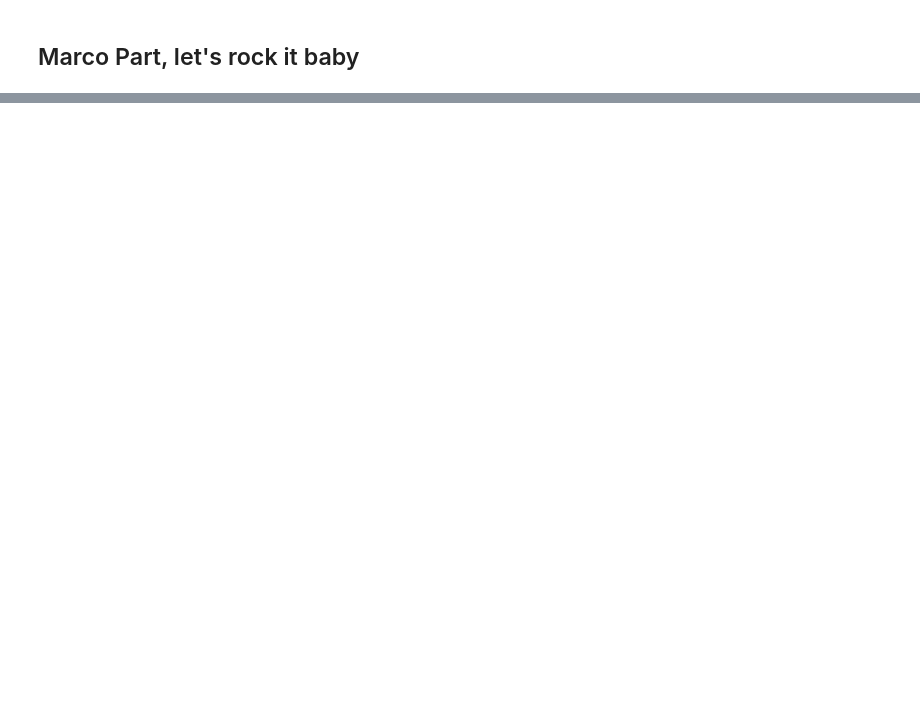
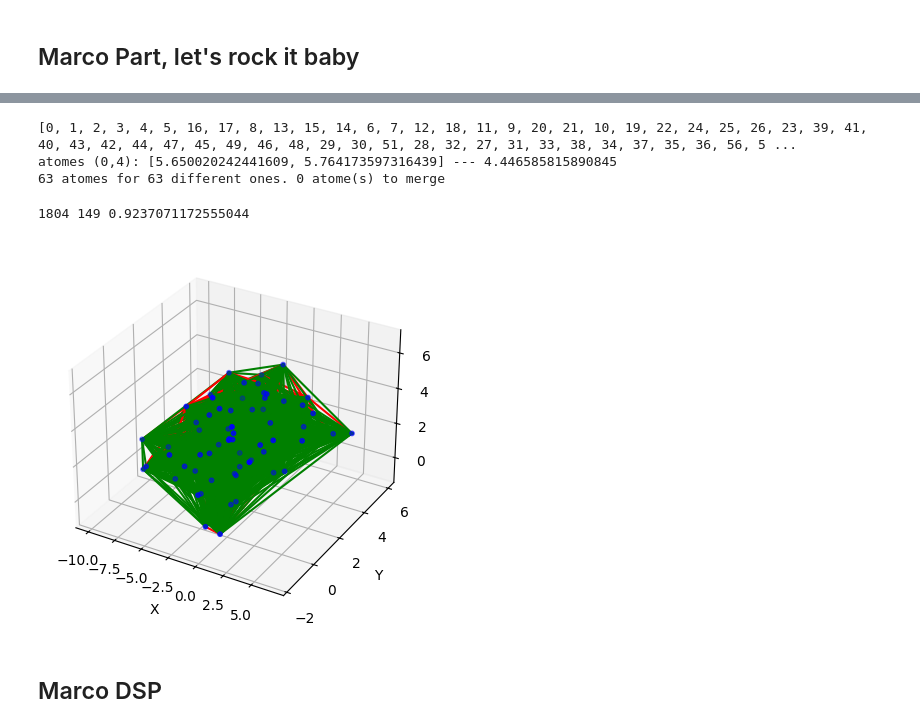
Before and after one commit to Kithtus/LSbuild, a Jupyter notebook: simulated_annealing_marco.ipynb, the cells around one changed output, grey strips where cells are left out. Saved outputs shown, nothing was run; the diff lists cells and outputs as text; code cells hidden in the pictures; blank space fills up the shorter version.

```diff
--- a/simulated_annealing_marco.ipynb
+++ b/simulated_annealing_marco.ipynb
@@ -828,0 +924,12 @@ def get_f_ctc(sub1, sub2, dico_interval, point, axis):
+# %%
+def add_single_atomes(list_sub, dico_interval, verbose=0, approx=False):
+    update = True
+    while update:
+        update = False
+        list_sub, update = add_linked_atoms(list_sub, dico_interval, verbose=verbose, approx=approx)
+        if not update:
+            list_sub, update = merging_all(list_sub, dico_interval, verbose=verbose, update=True, approx=approx)
+    return list_sub
+# %%
+visualize_step(list_sub=list_sub, dico_interval=dico_interval)
+list_sub = add_single_atomes(list_sub, dico_interval, verbose=0, approx=False)
@@ -828,0 +954,3 @@ def get_f_ctc(sub1, sub2, dico_interval, point, axis):
+# %%
+list_sub = merging_all(list_sub, dico_interval, verbose=0, approx=True)
+list_sub = add_single_atomes(list_sub, dico_interval, verbose=0, approx=True)
@@ -828,0 +975,55 @@ def get_f_ctc(sub1, sub2, dico_interval, point, axis):
+# %%
+visualize_step(list_sub=list_sub, dico_interval=dico_interval, vision=False)
+final_sub = list_sub[0]
+# %% [output]
+[0, 1, 2, 3, 4, 5, 16, 17, 8, 13, 15, 14, 6, 7, 12, 18, 11, 9, 20, 21, 10, 19, 22, 24, 25, 26, 23, 39, 41, 40, 43, 42, 44, 47, 45, 49, 46, 48, 29, 30, 51, 28, 32, 27, 31, 33, 38, 34, 37, 35, 36, 56, 5 ...
+atomes (0,4): [5.650020242441609, 5.764173597316439] --- 4.446585815890845
+63 atomes for 63 different ones. 0 atome(s) to merge
+# %%
+# Create a 3D scatter plot
+fig = plt.figure()
+ax = fig.add_subplot(111, projection='3d')
+
+# Extract x, y, and z coordinates
+x,y,z = [], [], []
+for i in range(N_ATOMS):
+    x.append(final_sub.X[i][0])
+    y.append(final_sub.X[i][1])
+    z.append(final_sub.X[i][2])
+
+# Plot the atoms
+ax.scatter(x, y, z, c='b', marker='o', s=10)
+
+# Set labels for the axes
+ax.set_xlabel('X')
+ax.set_ylabel('Y')
+ax.set_zlabel('Z')
+
+# Plot the lines between connected atoms
+good, bad = 0,0
+for i,j in dico_interval:
+    if i<j:
+        continue
+    x_link_1, y_link_1, z_link_1 = final_sub.X[final_sub.index_to_X[i]]
+    x_link_2, y_link_2, z_link_2 = final_sub.X[final_sub.index_to_X[j]]
+
+    mini, maxi = dico_interval[(i,j)]
+
+    color = (mini < ((x_link_1 - x_link_2)**2 + (y_link_1 - y_link_2)**2 + (z_link_1 - z_link_2)**2)**.5 < maxi )
+
+    if color:
+        ax.plot((x_link_1, x_link_2), (y_link_1, y_link_2), (z_link_1, z_link_2), c='g')
+        good +=1
+    else:
+        ax.plot((x_link_1, x_link_2), (y_link_1, y_link_2), (z_link_1, z_link_2), c='r')
+        bad +=1
+
+print(good, bad, good/(bad+good))
+
+# Show the 3D plot
+plt.show()
+# %% [output]
+1804 149 0.9237071172555044
+[figure, added]
+# %% [markdown]
+## Marco DSP
```
Also changed, not shown: parts of 28 cells of this notebook, 1 other file.
